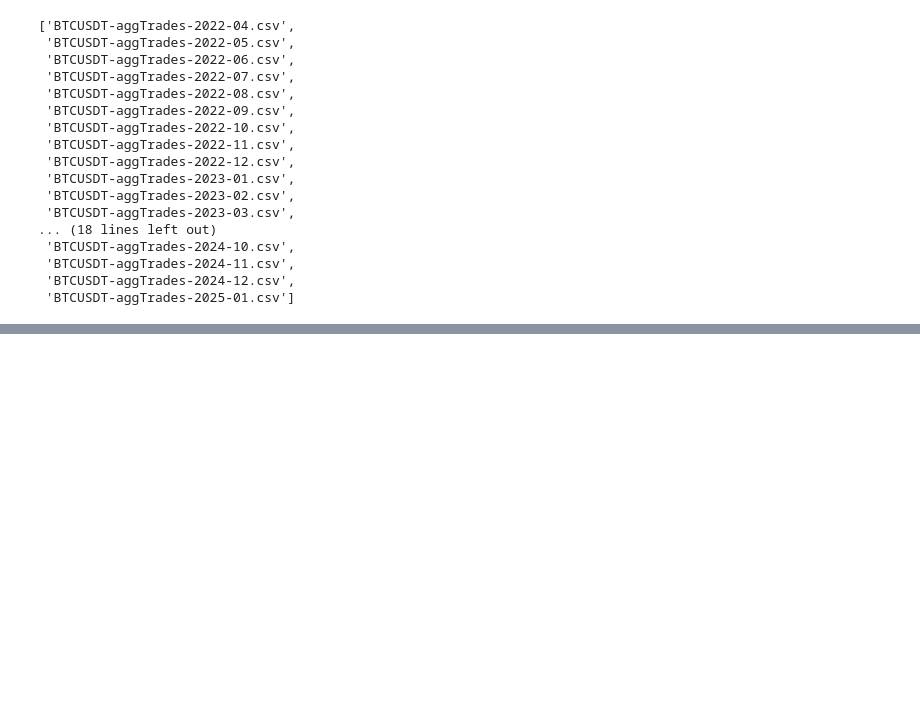
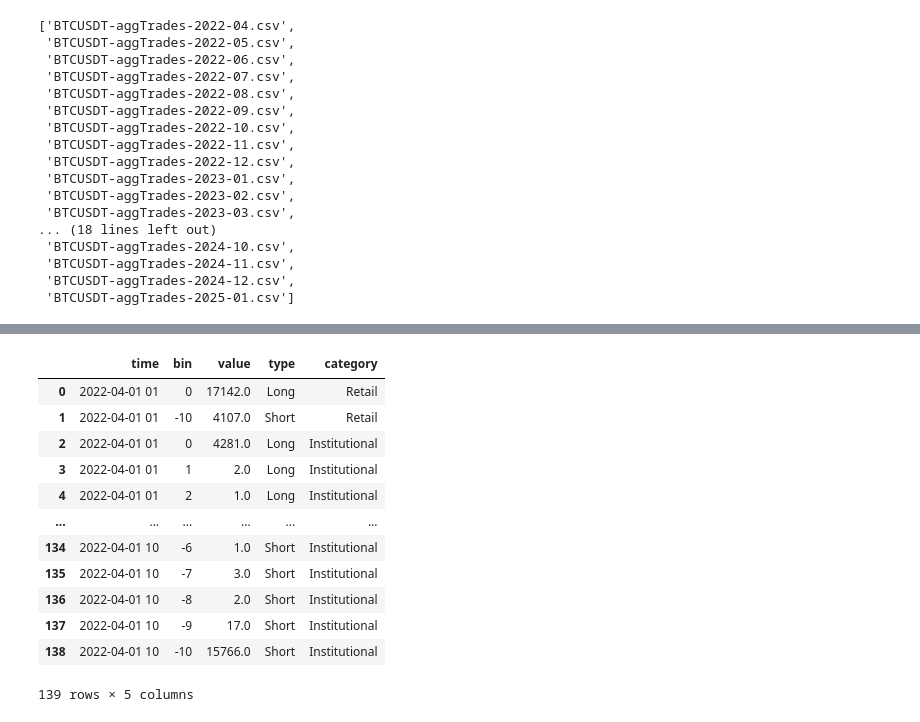
Before and after one commit to youngjinss/belief_of_belief_learning, a Jupyter notebook: notebook/[v3] binance_trades_preprocessing.ipynb, the cells around one changed output, grey strips where cells are left out. Cells and saved outputs as stored; diff of their text form; code cells hidden in the pictures; blank space fills up the shorter version.

```diff
--- a/notebook/[v3] binance_trades_preprocessing.ipynb
+++ b/notebook/[v3] binance_trades_preprocessing.ipynb
@@ -151,0 +364,16 @@ retail_df[retail_df["is_buyer_maker"] == True]["quantity_price"].tolist()
+# %%
+df_plot
+# %% [output]
+|  | time | bin | value | type | category |
+| 0 | 2022-04-01 01 | 0 | 17142.0 | Long | Retail |
+| 1 | 2022-04-01 01 | -10 | 4107.0 | Short | Retail |
+| 2 | 2022-04-01 01 | 0 | 4281.0 | Long | Institutional |
+| 3 | 2022-04-01 01 | 1 | 2.0 | Long | Institutional |
+| 4 | 2022-04-01 01 | 2 | 1.0 | Long | Institutional |
+| ... | ... | ... | ... | ... | ... |
+| 134 | 2022-04-01 10 | -6 | 1.0 | Short | Institutional |
+| 135 | 2022-04-01 10 | -7 | 3.0 | Short | Institutional |
+| 136 | 2022-04-01 10 | -8 | 2.0 | Short | Institutional |
+| 137 | 2022-04-01 10 | -9 | 17.0 | Short | Institutional |
+| 138 | 2022-04-01 10 | -10 | 15766.0 | Short | Institutional |
+139 rows × 5 columns
```
Also changed, not shown: parts of 6 cells of this notebook.
